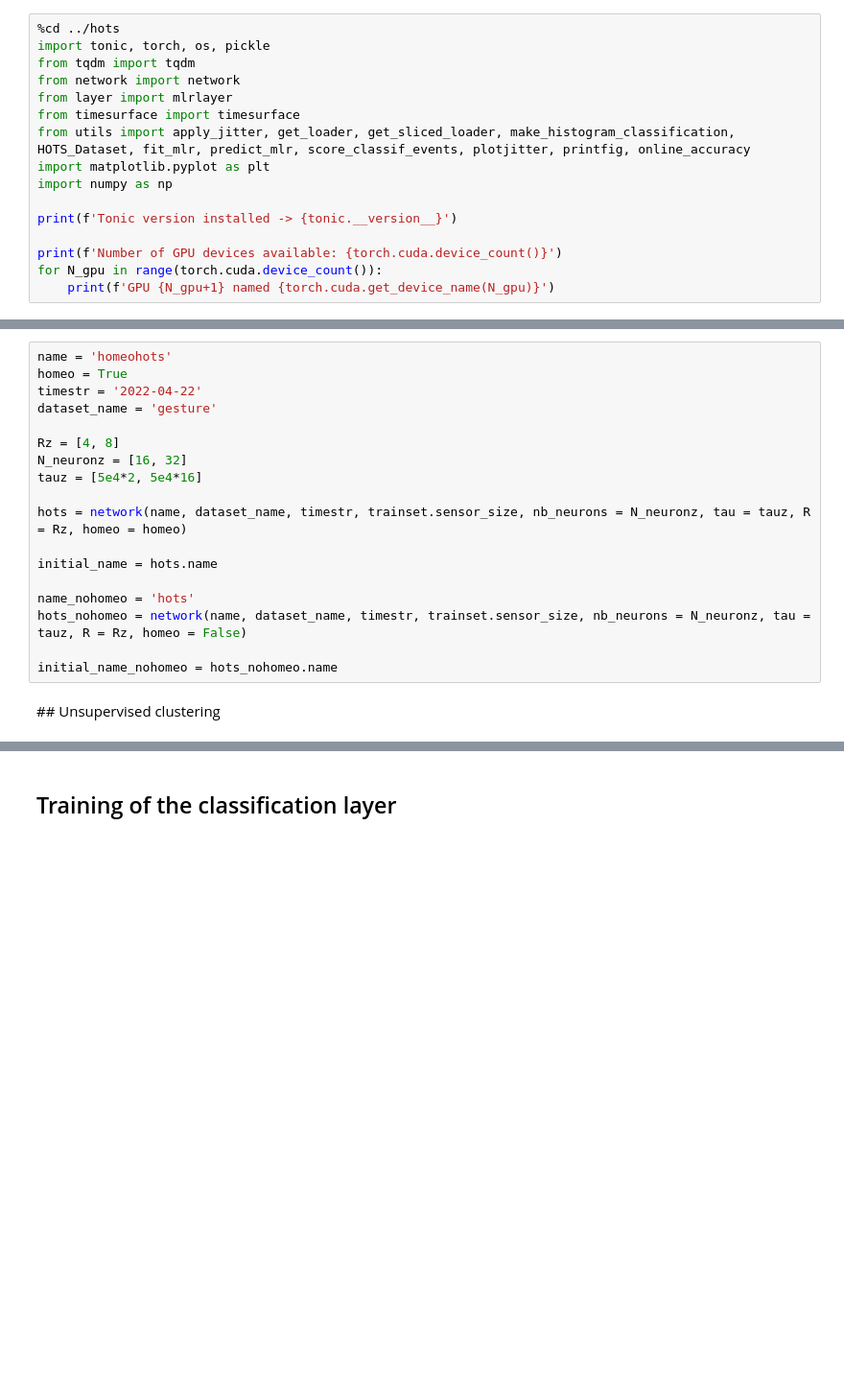
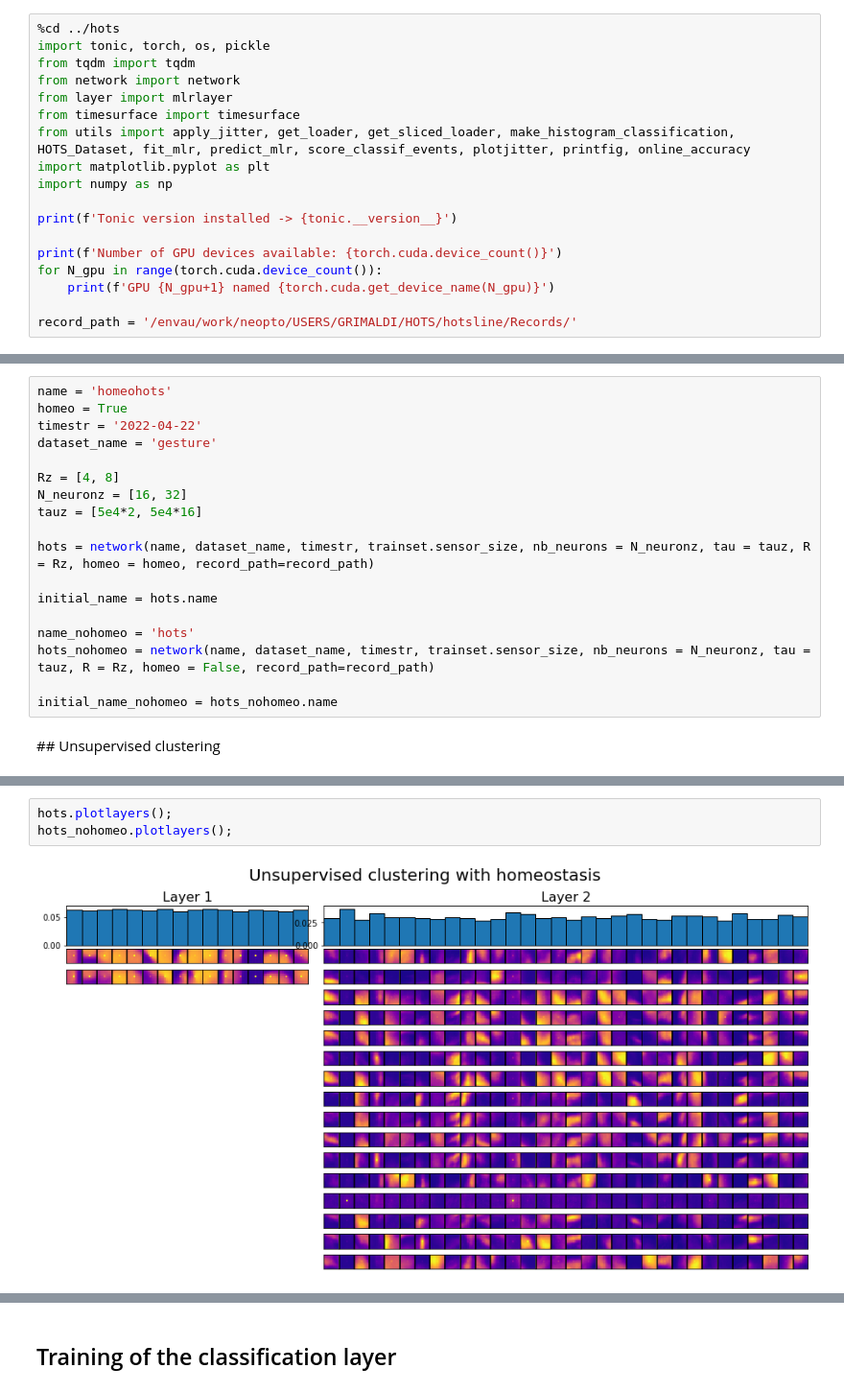
Before and after one commit to AntoineGrimaldi/hotsline, a Jupyter notebook: notebooks/RESULTS_GESTURE.ipynb, the cells around one changed output, grey strips where cells are left out. Shown at 96% size. Saved outputs shown, nothing was run; the diff lists cells and outputs as text; blank space fills up the shorter version.

```diff
--- a/notebooks/RESULTS_GESTURE.ipynb
+++ b/notebooks/RESULTS_GESTURE.ipynb
@@ -19,4 +19,6 @@ print(f'Tonic version installed -> {tonic.__version__}')
 print(f'Number of GPU devices available: {torch.cuda.device_count()}')
 for N_gpu in range(torch.cuda.device_count()):
     print(f'GPU {N_gpu+1} named {torch.cuda.get_device_name(N_gpu)}')
+
+record_path = '/envau/work/neopto/USERS/GRIMALDI/HOTS/hotsline/Records/'
 # %% [output]
@@ -66,12 +68,12 @@ Rz = [4, 8]
 N_neuronz = [16, 32]
 tauz = [5e4*2, 5e4*16]
 
-hots = network(name, dataset_name, timestr, trainset.sensor_size, nb_neurons = N_neuronz, tau = tauz, R = Rz, homeo = homeo)
+hots = network(name, dataset_name, timestr, trainset.sensor_size, nb_neurons = N_neuronz, tau = tauz, R = Rz, homeo = homeo, record_path=record_path)
 
 initial_name = hots.name
 
 name_nohomeo = 'hots'
-hots_nohomeo = network(name, dataset_name, timestr, trainset.sensor_size, nb_neurons = N_neuronz, tau = tauz, R = Rz, homeo = False)
+hots_nohomeo = network(name, dataset_name, timestr, trainset.sensor_size, nb_neurons = N_neuronz, tau = tauz, R = Rz, homeo = False, record_path=record_path)
 
 initial_name_nohomeo = hots_nohomeo.name
 # %% [markdown]
@@ -92,0 +104,5 @@ hots_nohomeo.plotlayers();
+# %%
+hots.plotlayers();
+hots_nohomeo.plotlayers();
+# %% [output]
+[figure, added]
```
Also changed, not shown: parts of 8 cells of this notebook, 3 other files.
